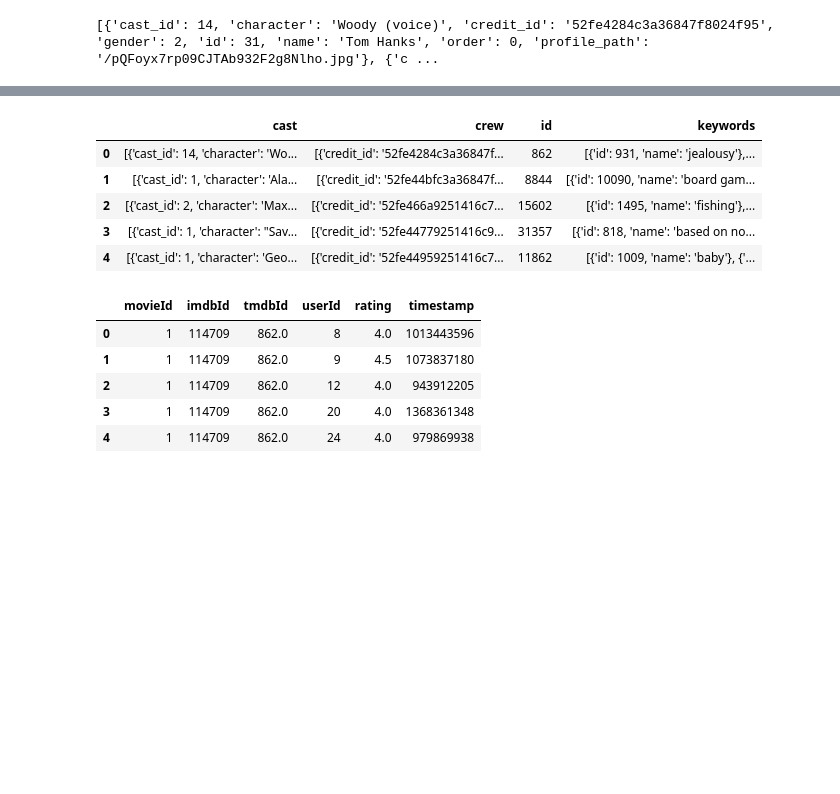
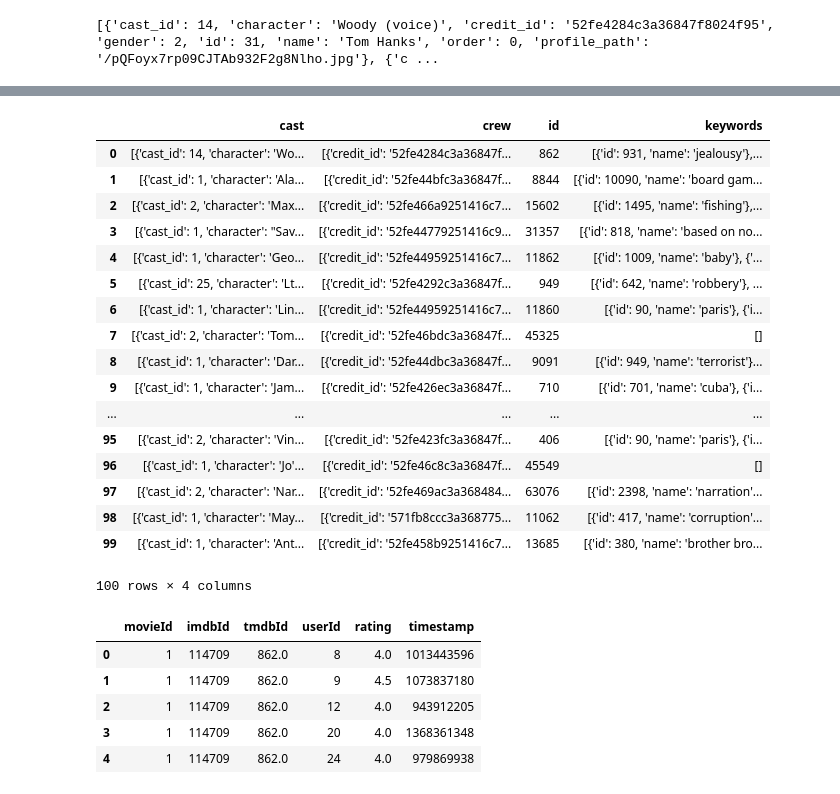
Before and after one commit to ianfawaz/CSCI4502-5502-DataMiningProject, a Jupyter notebook: Preprocessing.ipynb, the cells around one changed output, grey strips where cells are left out. Saved outputs shown, nothing was run; the diff lists cells and outputs as text; code cells hidden in the pictures; blank space fills up the shorter version.

```diff
--- a/Preprocessing.ipynb
+++ b/Preprocessing.ipynb
@@ -53,14 +60,26 @@ See the caveats in the documentation: http://pandas.pydata.org/pandas-docs/stabl
 5 rows × 24 columns
 # %%
 result = pd.merge(credits, keywords, on='id')
-result.head()
+result.head(100)
 # %% [output]
 |  | cast | crew | id | keywords |
 | 0 | [{'cast_id': 14, 'character': 'Wo... | [{'credit_id': '52fe4284c3a36847f... | 862 | [{'id': 931, 'name': 'jealousy'},... |
 | 1 | [{'cast_id': 1, 'character': 'Ala... | [{'credit_id': '52fe44bfc3a36847f... | 8844 | [{'id': 10090, 'name': 'board gam... |
 | 2 | [{'cast_id': 2, 'character': 'Max... | [{'credit_id': '52fe466a9251416c7... | 15602 | [{'id': 1495, 'name': 'fishing'},... |
 | 3 | [{'cast_id': 1, 'character': "Sav... | [{'credit_id': '52fe44779251416c9... | 31357 | [{'id': 818, 'name': 'based on no... |
 | 4 | [{'cast_id': 1, 'character': 'Geo... | [{'credit_id': '52fe44959251416c7... | 11862 | [{'id': 1009, 'name': 'baby'}, {'... |
+| 5 | [{'cast_id': 25, 'character': 'Lt... | [{'credit_id': '52fe4292c3a36847f... | 949 | [{'id': 642, 'name': 'robbery'}, ... |
+| 6 | [{'cast_id': 1, 'character': 'Lin... | [{'credit_id': '52fe44959251416c7... | 11860 | [{'id': 90, 'name': 'paris'}, {'i... |
+| 7 | [{'cast_id': 2, 'character': 'Tom... | [{'credit_id': '52fe46bdc3a36847f... | 45325 | [] |
+| 8 | [{'cast_id': 1, 'character': 'Dar... | [{'credit_id': '52fe44dbc3a36847f... | 9091 | [{'id': 949, 'name': 'terrorist'}... |
+| 9 | [{'cast_id': 1, 'character': 'Jam... | [{'credit_id': '52fe426ec3a36847f... | 710 | [{'id': 701, 'name': 'cuba'}, {'i... |
+| ... | ... | ... | ... | ... |
+| 95 | [{'cast_id': 2, 'character': 'Vin... | [{'credit_id': '52fe423fc3a36847f... | 406 | [{'id': 90, 'name': 'paris'}, {'i... |
+| 96 | [{'cast_id': 1, 'character': 'Jo'... | [{'credit_id': '52fe46c8c3a36847f... | 45549 | [] |
+| 97 | [{'cast_id': 2, 'character': 'Nar... | [{'credit_id': '52fe469ac3a368484... | 63076 | [{'id': 2398, 'name': 'narration'... |
+| 98 | [{'cast_id': 1, 'character': 'May... | [{'credit_id': '571fb8ccc3a368775... | 11062 | [{'id': 417, 'name': 'corruption'... |
+| 99 | [{'cast_id': 1, 'character': 'Ant... | [{'credit_id': '52fe458b9251416c7... | 13685 | [{'id': 380, 'name': 'brother bro... |
+100 rows × 4 columns
 # %%
 temp = pd.merge(links, ratings, on = 'movieId')
 temp.head()
```
Also changed, not shown: parts of 7 cells of this notebook.
